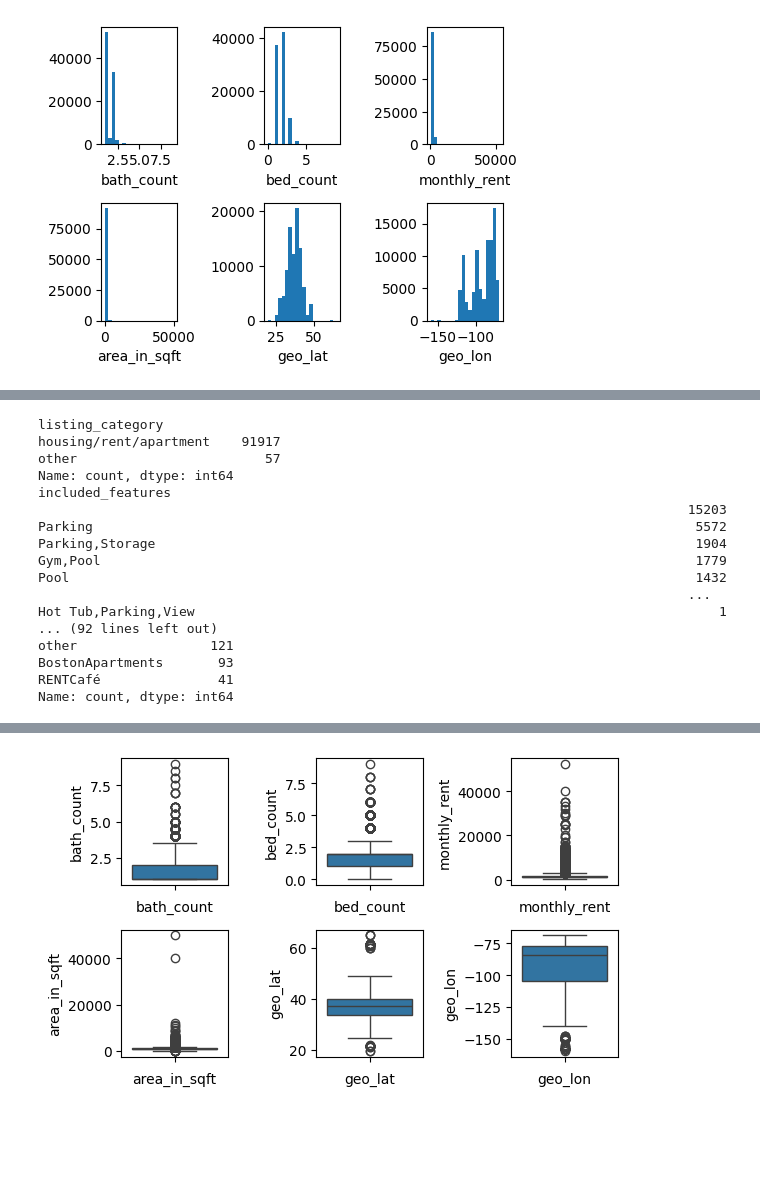
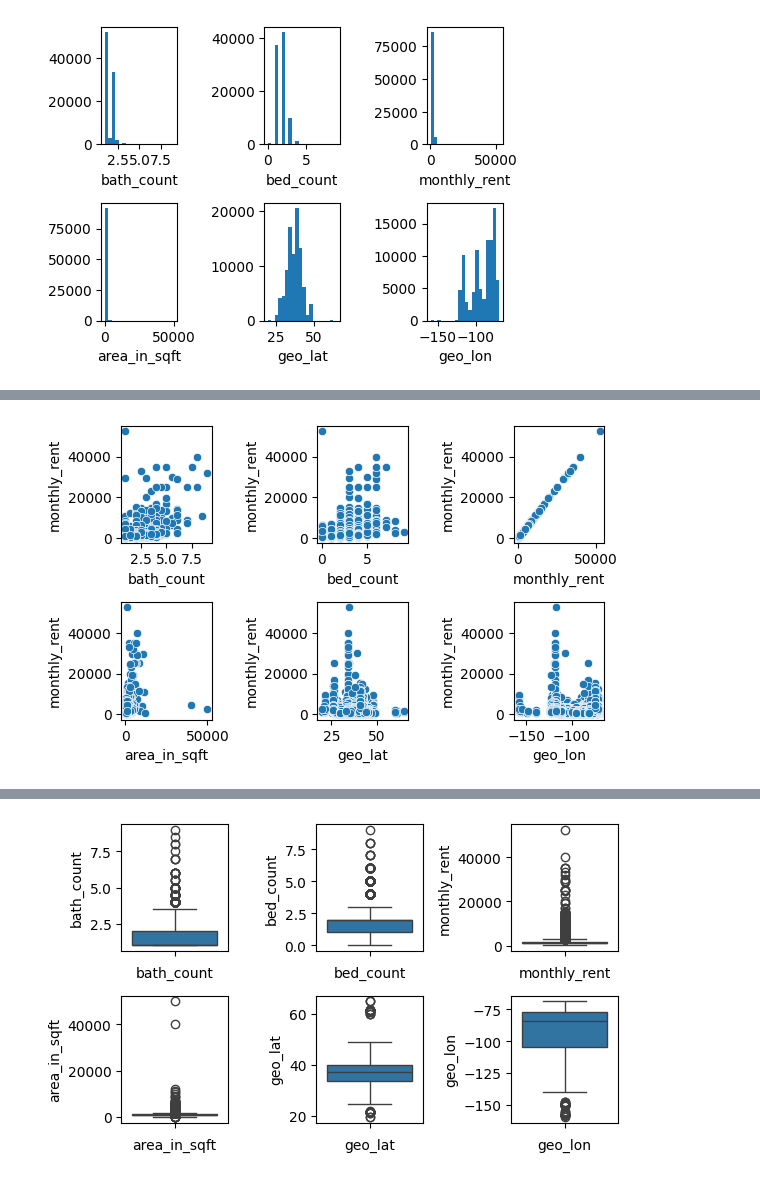
Before and after one commit to srikanthravipati27/ml, a Jupyter notebook: Project.ipynb, the cells around one changed output, grey strips where cells are left out. Saved outputs shown, nothing was run; the diff lists cells and outputs as text; code cells hidden in the pictures; blank space fills up the shorter version.

```diff
--- a/Project.ipynb
+++ b/Project.ipynb
@@ -262,23 +275 @@ sns.barplot(x='region_code',y='monthly_rent',data=data)
-# %%
-
-for i in range(len(cat)):
-  print(data[cat[i]].value_counts())
-# %% [output]
-listing_category
-housing/rent/apartment    91917
-other                        57
-Name: count, dtype: int64
-included_features
-                                                                                   15203
-Parking                                                                             5572
-Parking,Storage                                                                     1904
-Gym,Pool                                                                            1779
-Pool                                                                                1432
-                                                                                   ...
-Hot Tub,Parking,View                                                                   1
-... (92 lines left out)
-other                 121
-BostonApartments       93
-RENTCafé               41
-Name: count, dtype: int64
 # %%
@@ -291,12 +283,14 @@ Name: count, dtype: int64
 #   plt.tight_layout()
 # plt.show()
 # %%
-# #bivariate
-# plt.figure(figsize=(6,5))
-# for i in range(len(num)):
-#   plt.subplot(3,3,i+1)
-#   sns.scatterplot(x=num[i],y='monthly_rent',data=data)
-#   plt.xlabel(num[i])
-#   plt.tight_layout()
-# plt.show()
+# bivariate analysis for numerical cols using scatter plot
+plt.figure(figsize=(6,5))
+for i in range(len(num)):
+  plt.subplot(3,3,i+1)
+  sns.scatterplot(x=num[i],y='monthly_rent',data=data)
+  plt.xlabel(num[i])
+  plt.tight_layout()
+plt.show()
+# %% [output]
+[figure, added]
 # %%
```
Also changed, not shown: parts of 28 cells of this notebook.
